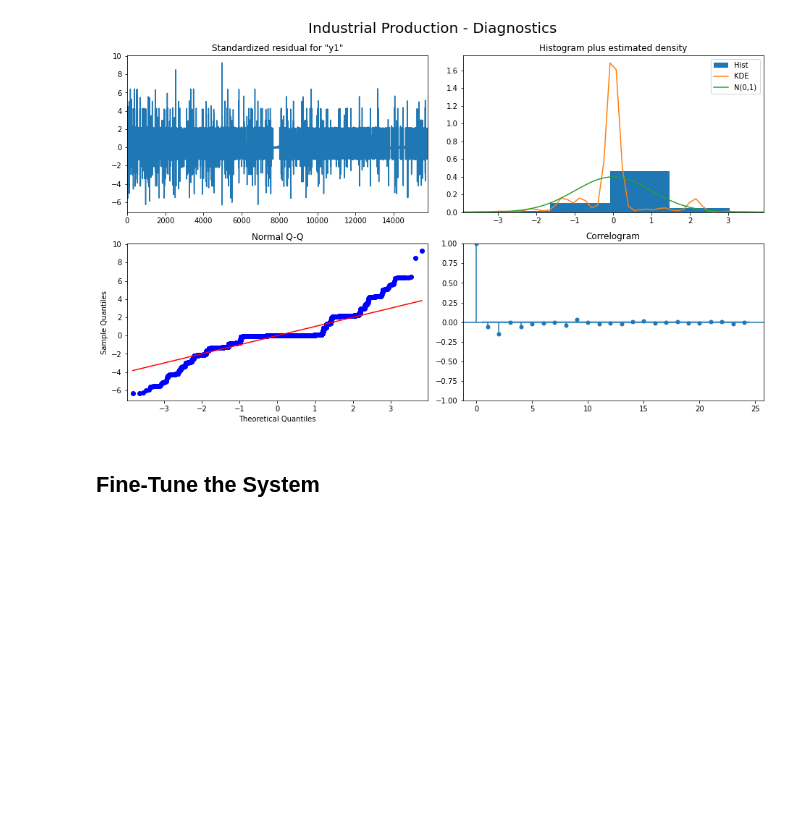
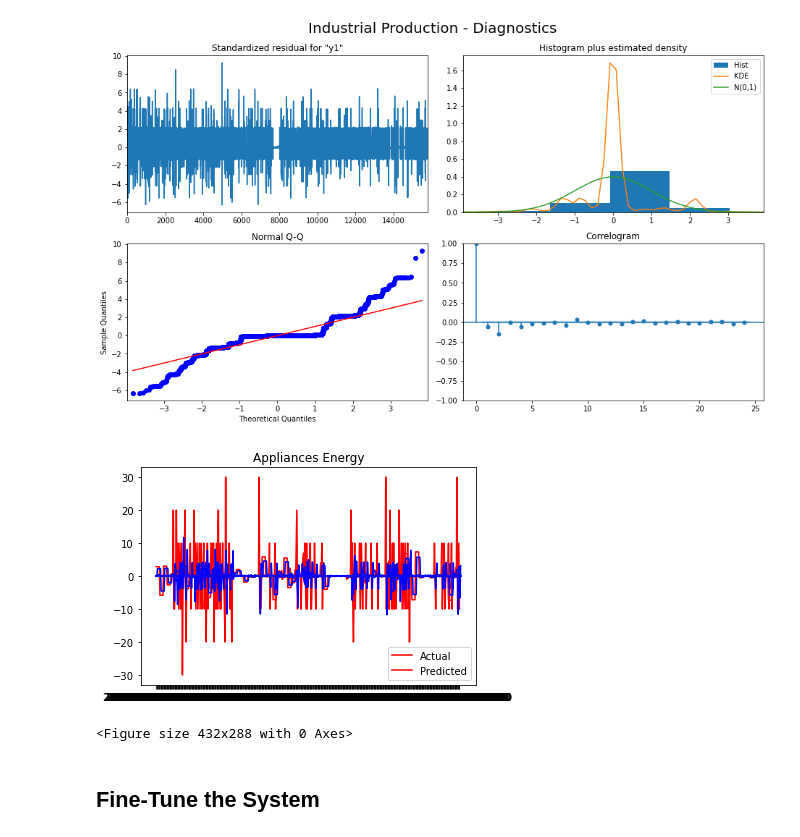
Before and after one commit to parksjr5/Energy_Forecasting, a Jupyter notebook: timeseries_new.ipynb, the cells around one changed output. Saved outputs shown, nothing was run; the diff lists cells and outputs as text; code cells hidden in the pictures; blank space fills up the shorter version.

Commit message:
predictedv actual

```diff
--- a/timeseries_new.ipynb
+++ b/timeseries_new.ipynb
@@ -556,6 +556,17 @@ F     = final function value
 
 CONVERGENCE: REL_REDUCTION_OF_F_<=_FACTR*EPSMCH
 [figure]
+# %%
+predicted_result = model.predict(start=0, end=500)
+plt.plot(data_lights[1:500],color='red')
+plt.plot(predicted_result,color='blue')
+plt.legend(['Actual','Predicted'])
+plt.title('Appliances Energy')
+plt.show()
+plt.tight_layout()
+# %% [output]
+[figure, added]
+<Figure size 432x288 with 0 Axes>
 # %% [markdown]
 ## Fine-Tune the System
 # %%
```
